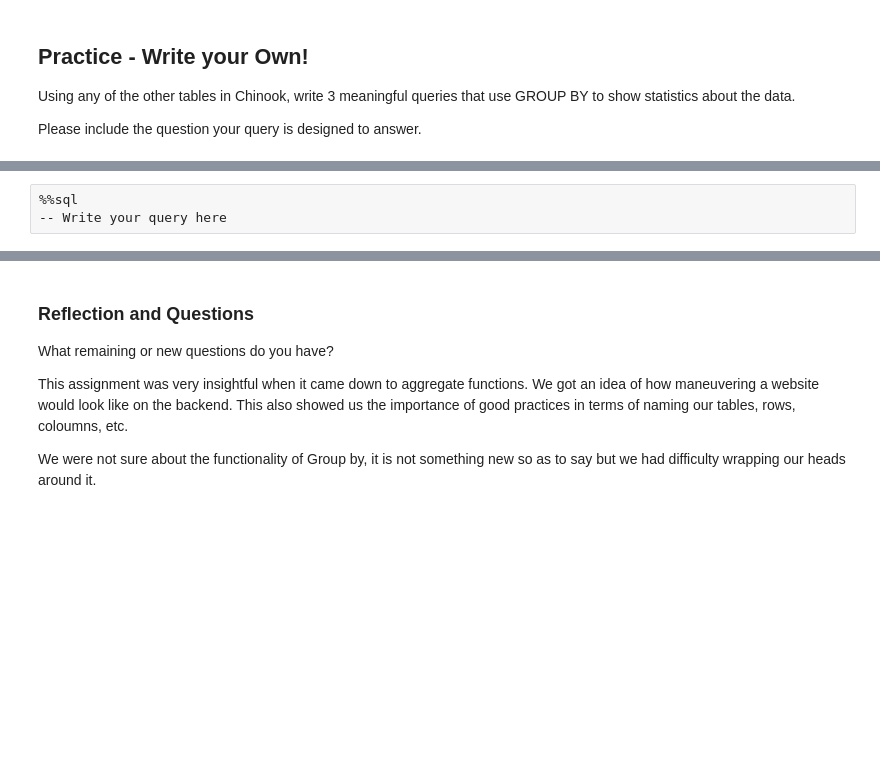
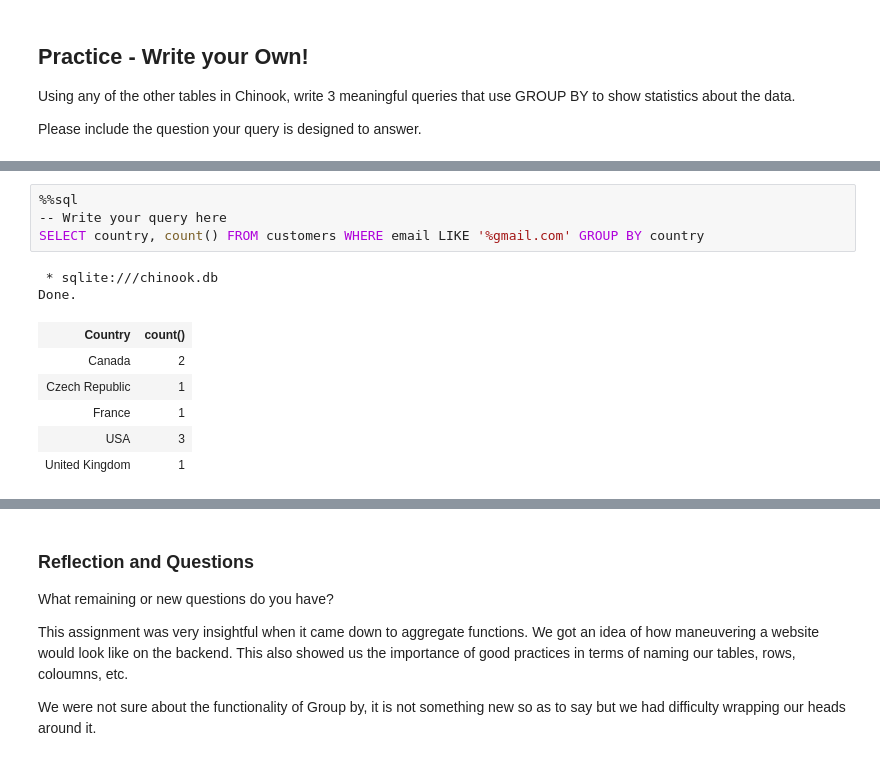
Before and after one commit to Araxision/CSC330-Introduction-to-SQL-T6, a Jupyter notebook: Intro_to_SQL_2.ipynb, the cells around one changed output, grey strips where cells are left out. Cells and saved outputs as stored; diff of their text form; blank space fills up the shorter version.

```diff
--- a/Intro_to_SQL_2.ipynb
+++ b/Intro_to_SQL_2.ipynb
@@ -116,5 +120,15 @@ ORDER BY No]
 # %%
 %%sql
 -- Write your query here
+SELECT country, count() FROM customers WHERE email LIKE '%gmail.com' GROUP BY country
+# %% [output]
+ * sqlite:///chinook.db
+Done.
+| Country | count() |
+| Canada | 2 |
+| Czech Republic | 1 |
+| France | 1 |
+| USA | 3 |
+| United Kingdom | 1 |
 # %% [markdown]
 #### Question 3
```
Also changed, not shown: parts of 5 cells of this notebook.
